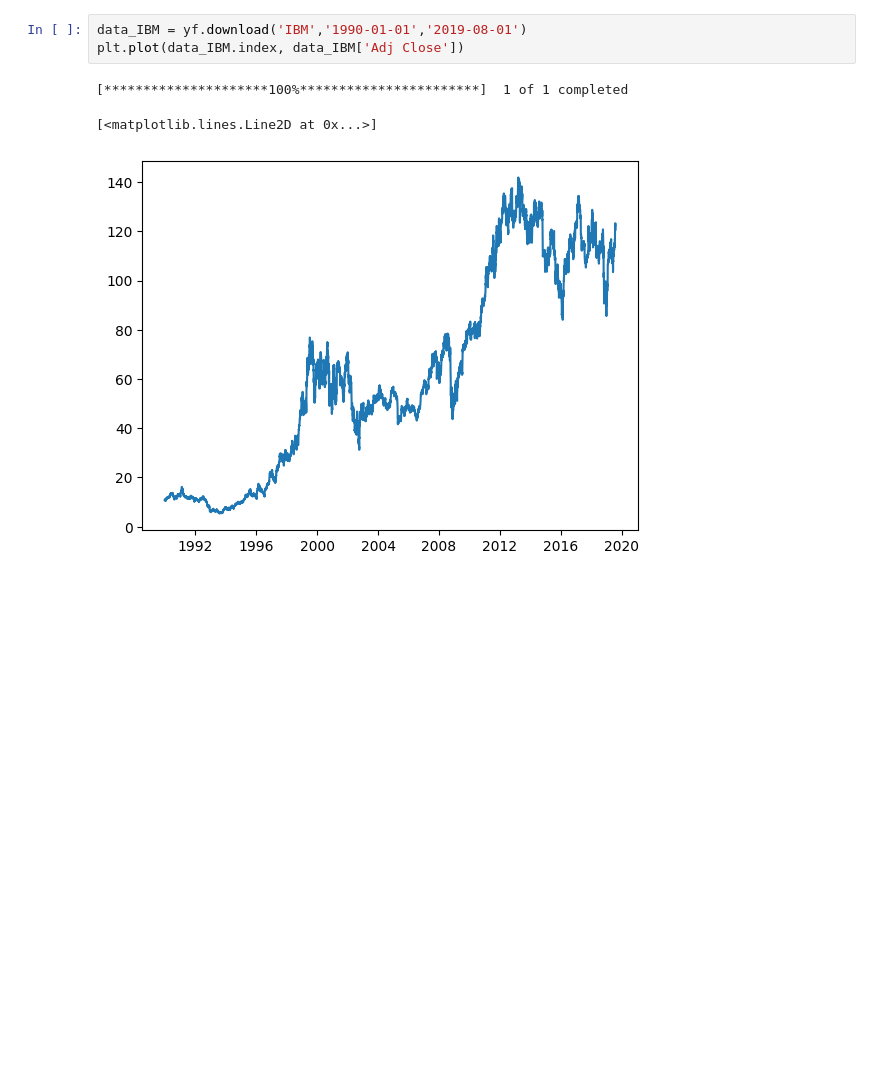
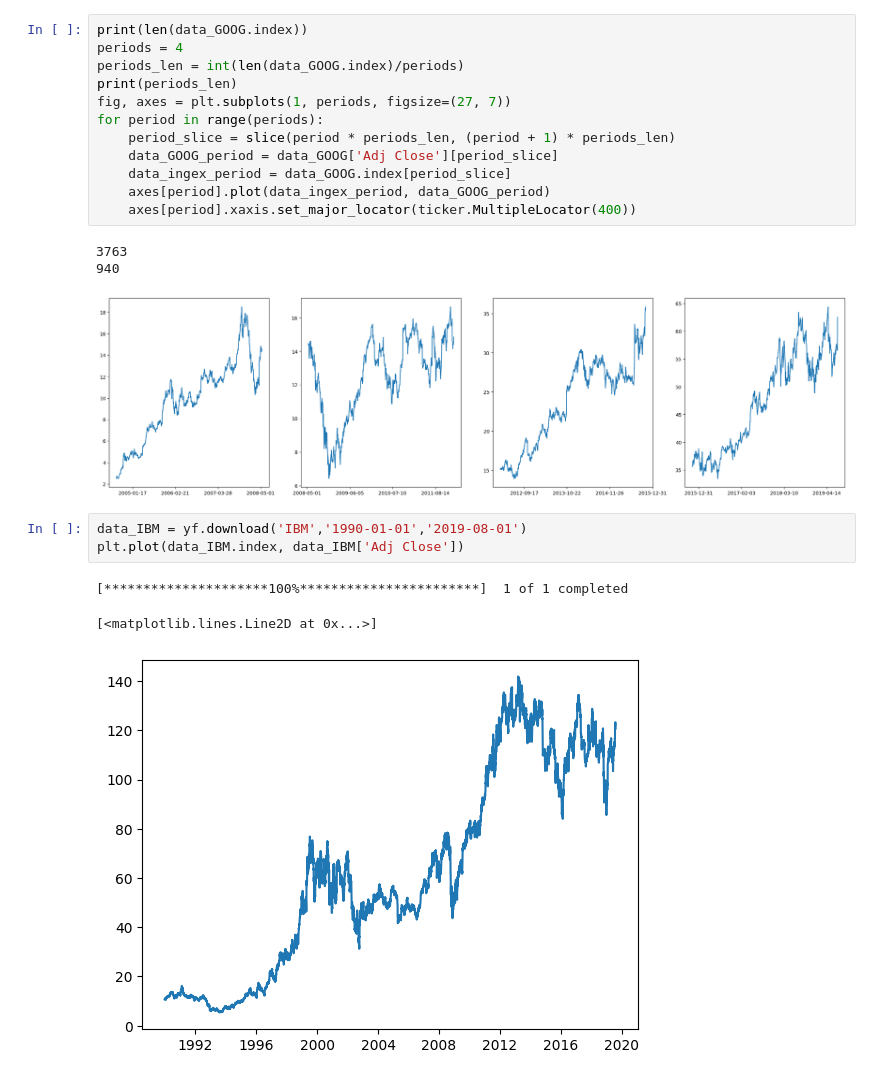
Before and after one commit to AlexSidDev/Diplom, a Jupyter notebook: data_fetching.ipynb, the cells around one changed output. Cells and saved outputs as stored; diff of their text form; blank space fills up the shorter version.

```diff
--- a/data_fetching.ipynb
+++ b/data_fetching.ipynb
@@ -13,3 +14,19 @@ plt.plot(data_GOOG.index, data_GOOG['Adj Close'])
+# %%
+print(len(data_GOOG.index))
+periods = 4
+periods_len = int(len(data_GOOG.index)/periods)
+print(periods_len)
+fig, axes = plt.subplots(1, periods, figsize=(27, 7))
+for period in range(periods):
+    period_slice = slice(period * periods_len, (period + 1) * periods_len)
+    data_GOOG_period = data_GOOG['Adj Close'][period_slice]
+    data_ingex_period = data_GOOG.index[period_slice]
+    axes[period].plot(data_ingex_period, data_GOOG_period)
+    axes[period].xaxis.set_major_locator(ticker.MultipleLocator(400))
+# %% [output]
+3763
+940
+[figure, added]
 # %%
 data_IBM = yf.download('IBM','1990-01-01','2019-08-01')
 plt.plot(data_IBM.index, data_IBM['Adj Close'])
```
Also changed, not shown: parts of 2 cells of this notebook, 1 other file.
